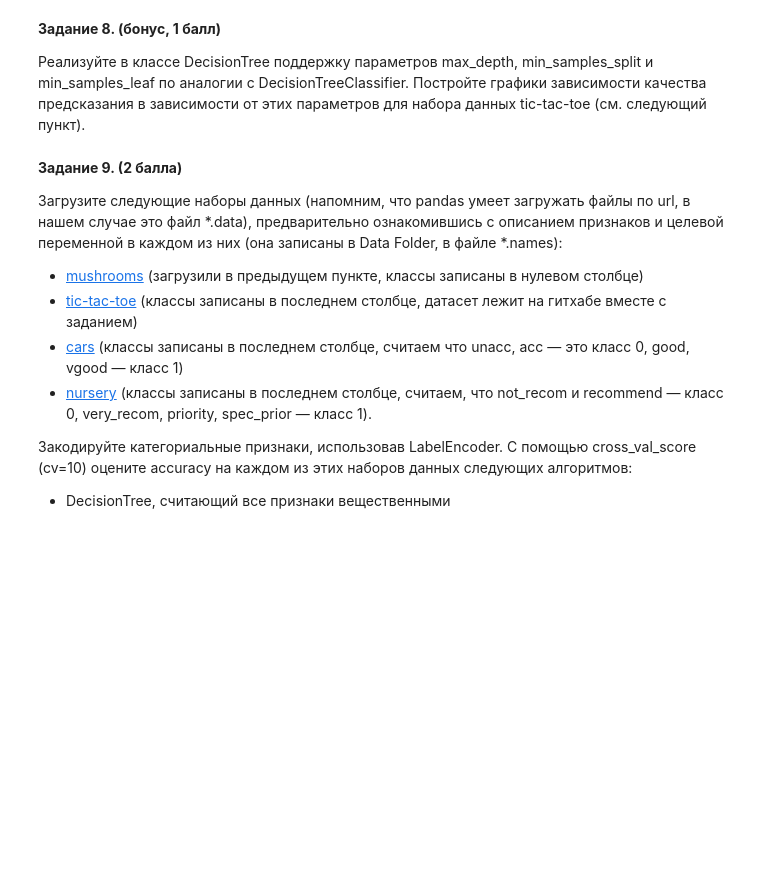
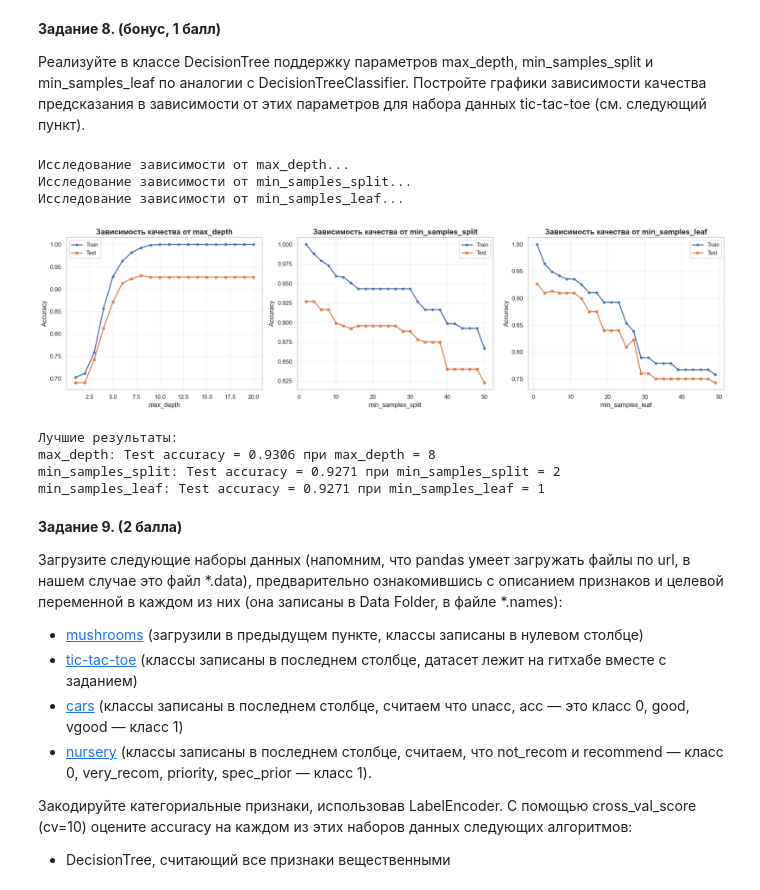
Before and after one commit to GoldGlaid/ml, a Jupyter notebook: 3. hw2/hw2-trees.ipynb, the cells around one changed output. Saved outputs shown, nothing was run; the diff lists cells and outputs as text; code cells hidden in the pictures; blank space fills up the shorter version.

```diff
--- a/3. hw2/hw2-trees.ipynb
+++ b/3. hw2/hw2-trees.ipynb
@@ -171,6 +356,86 @@ __Задание 7. (0.5 балла)__
 __Задание 8. (бонус, 1 балл)__
 
 Реализуйте в классе DecisionTree поддержку параметров max_depth, min_samples_split и min_samples_leaf по аналогии с DecisionTreeClassifier. Постройте графики зависимости качества предсказания в зависимости от этих параметров для набора данных tic-tac-toe (см. следующий пункт).
+# %%
+ttt_dataset = pd.read_csv('datasets/tic-tac-toe-endgame.csv', skiprows=1, header=None)
+X_features = ttt_dataset.iloc[:, :-1].values
+y_target = ttt_dataset.iloc[:, -1].values
+
+X_encoded = np.zeros_like(X_features, dtype=int)
+for col_idx in range(X_features.shape[1]):
+    encoder = LabelEncoder()
+    X_encoded[:, col_idx] = encoder.fit_transform(X_features[:, col_idx].astype(str))
+
+target_encoder = LabelEncoder()
+y_encoded = target_encoder.fit_transform(y_target)
+
+X_tr, X_te, y_tr, y_te = train_test_split(X_encoded, y_encoded, test_size=0.3, random_state=42)
+
+cat_feature_types = ['categorical'] * X_encoded.shape[1]
+
+def evaluate_parameter_range(param_name, param_values, X_train, X_test, y_train, y_test, feature_types):
+    train_accs = []
+    test_accs = []
+    for param_val in param_values:
+        model_params = {param_name: param_val}
+        dt = DecisionTree(feature_types=feature_types, **model_params)
+        dt.fit(X_train, y_train)
+        train_accs.append(accuracy_score(y_train, dt.predict(X_train)))
+        test_accs.append(accuracy_score(y_test, dt.predict(X_test)))
+    return train_accs, test_accs
+
+print("Исследование зависимости от max_depth...")
+depth_range = list(range(1, 21))
+train_acc_depth, test_acc_depth = evaluate_parameter_range('max_depth', depth_range, X_tr, X_te, y_tr, y_te, cat_feature_types)
+
+print("Исследование зависимости от min_samples_split...")
+split_range = list(range(2, 51, 2))
+train_acc_split, test_acc_split = evaluate_parameter_range('min_samples_split', split_range, X_tr, X_te, y_tr, y_te, cat_feature_types)
+
+print("Исследование зависимости от min_samples_leaf...")
+leaf_range = list(range(1, 51, 2))
+train_acc_leaf, test_acc_leaf = evaluate_parameter_range('min_samples_leaf', leaf_range, X_tr, X_te, y_tr, y_te, cat_feature_types)
+
+results_dict = {
+    'max_depth': {'params': depth_range, 'train': train_acc_depth, 'test': test_acc_depth},
+    'min_samples_split': {'params': split_range, 'train': train_acc_split, 'test': test_acc_split},
+    'min_samples_leaf': {'params': leaf_range, 'train': train_acc_leaf, 'test': test_acc_leaf}
+}
+
+fig, ax_array = plt.subplots(1, 3, figsize=(18, 5))
+
+for idx, (param_name, data) in enumerate(results_dict.items()):
+    ax_array[idx].plot(data['params'], data['train'], 'o-', label='Train', linewidth=2, markersize=4)
+    ax_array[idx].plot(data['params'], data['test'], 's-', label='Test', linewidth=2, markersize=4)
+    ax_array[idx].set_xlabel(param_name, fontsize=12)
+    ax_array[idx].set_ylabel('Accuracy', fontsize=12)
+    ax_array[idx].set_title(f'Зависимость качества от {param_name}', fontsize=14, fontweight='bold')
+    ax_array[idx].legend(fontsize=10)
+    ax_array[idx].grid(True, alpha=0.3)
+
+plt.tight_layout()
+plt.show()
+
+best_results = {}
+for param_name, data in results_dict.items():
+    best_idx = np.argmax(data['test'])
+    best_results[param_name] = {
+        'value': data['params'][best_idx],
+        'accuracy': data['test'][best_idx]
+    }
+
+print("\nЛучшие результаты:")
+for param_name, result in best_results.items():
+    print(f"{param_name}: Test accuracy = {result['accuracy']:.4f} при {param_name} = {result['value']}")
+# %% [output]
+Исследование зависимости от max_depth...
+Исследование зависимости от min_samples_split...
+Исследование зависимости от min_samples_leaf...
+[figure, added]
+Лучшие результаты:
+max_depth: Test accuracy = 0.9306 при max_depth = 8
+min_samples_split: Test accuracy = 0.9271 при min_samples_split = 2
+min_samples_leaf: Test accuracy = 0.9271 при min_samples_leaf = 1
 # %% [markdown]
 __Задание 9. (2 балла)__
 
```
Also changed, not shown: parts of 20 cells of this notebook, 2 other files.
